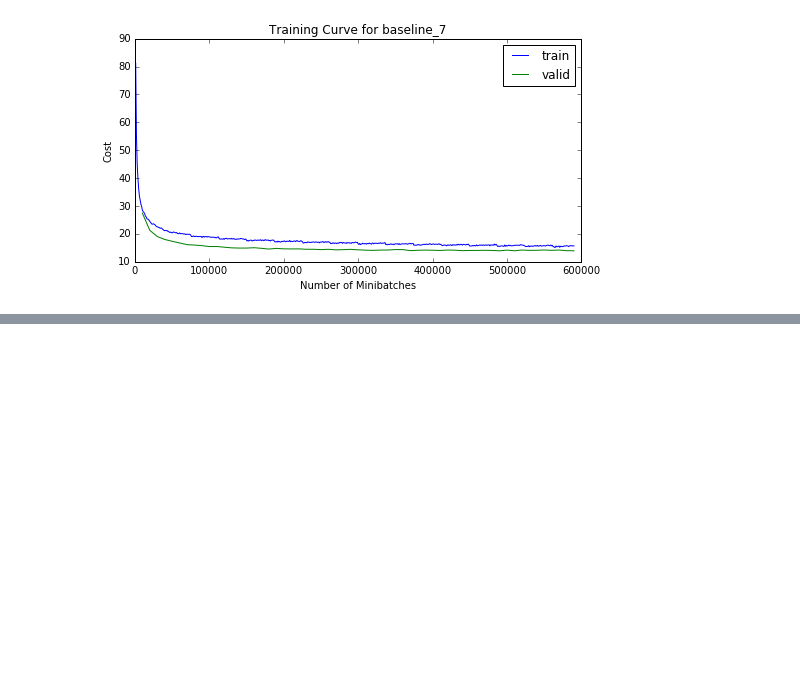
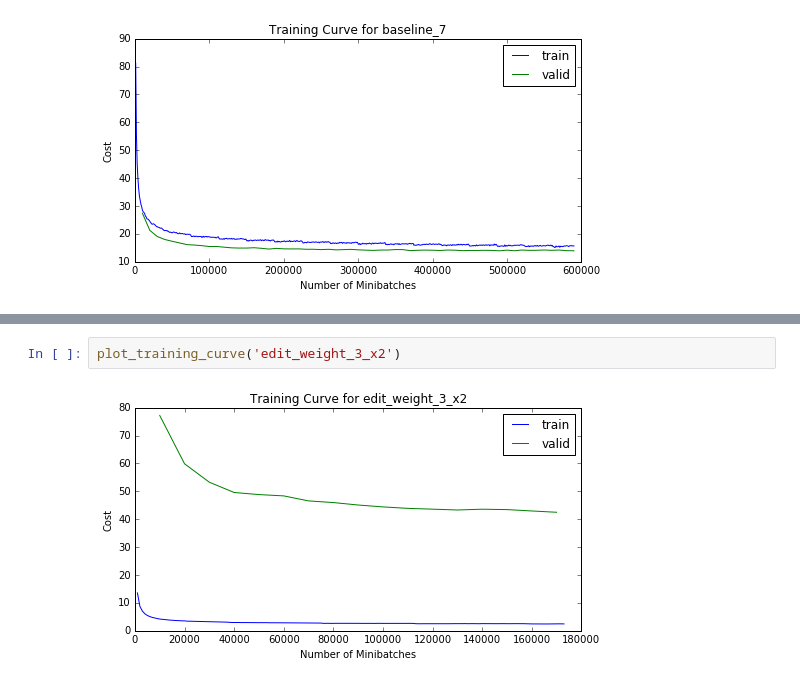
Before and after one commit to shubhaguha/MSc, a Jupyter notebook: training_progress/Plot training curves.ipynb, the cells around one changed output, grey strips where cells are left out. Cells and saved outputs as stored; diff of their text form; blank space fills up the shorter version.

Commit message:
Updated notes and training progress

```diff
--- a/training_progress/Plot training curves.ipynb
+++ b/training_progress/Plot training curves.ipynb
@@ -78,0 +79,4 @@ plot_training_curve('edit_weight_5')
+# %%
+plot_training_curve('edit_weight_3_x2')
+# %% [output]
+[figure, added]
```
Also changed, not shown: parts of 4 cells of this notebook, 18 other files.
